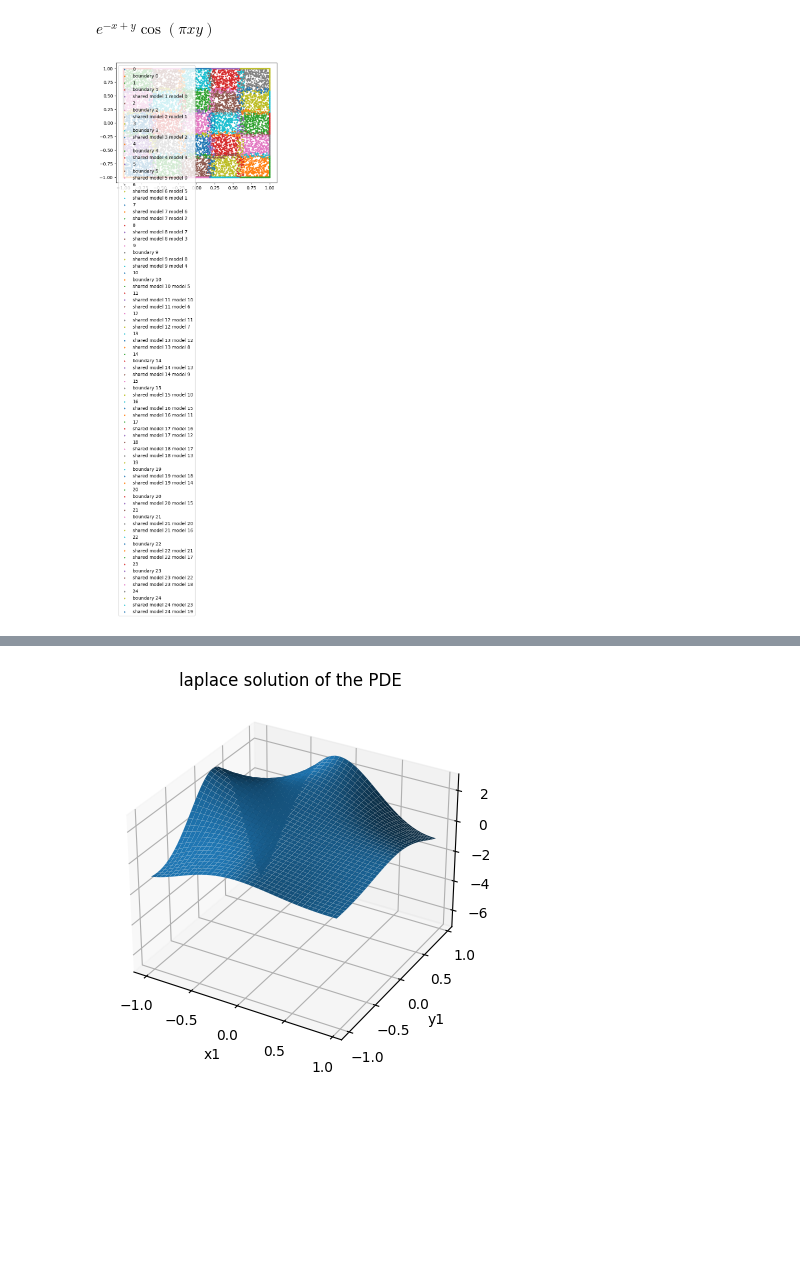
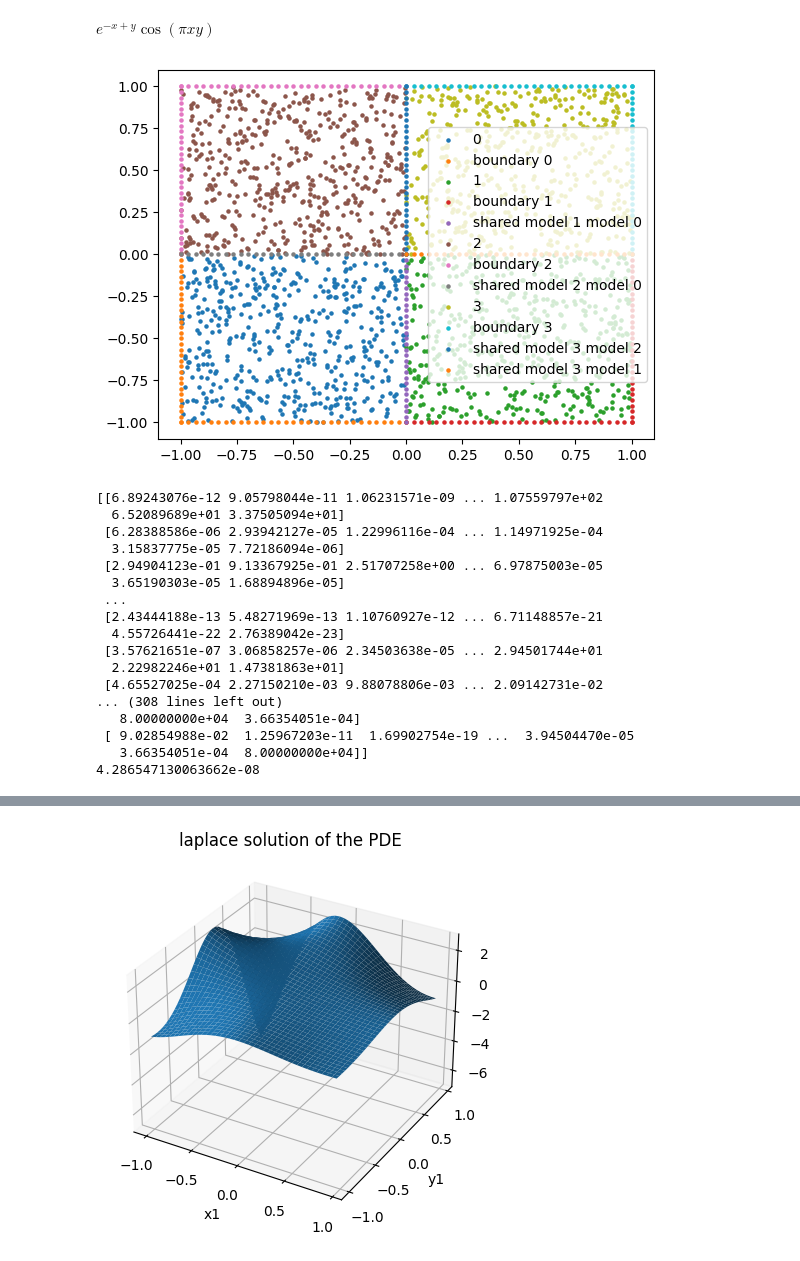
Before and after one commit to TheoBourdais/ModelAggregation, a Jupyter notebook: joint aggregation.ipynb, the cells around one changed output, grey strips where cells are left out. Saved outputs shown, nothing was run; the diff lists cells and outputs as text; code cells hidden in the pictures; blank space fills up the shorter version.

Commit message:
making dxdy work on laplace

```diff
--- a/joint aggregation.ipynb
+++ b/joint aggregation.ipynb
@@ -97,7 +97,7 @@ x,y = symbols('x,y')
 #u_symbolic=(x**2-1)/(1-0.95*sin(4*pi*y))*sin(pi*y)
 u_symbolic=exp(-x+y)*cos(pi*x*y)#cos(4*pi*x)*cos(pi/2*y)
 laplacian=lambda f:diff(f,x,x)+diff(f,y,y)
-f_symbolic=-laplacian(u_symbolic)+u_symbolic**3
+f_symbolic=-laplacian(u_symbolic)#+u_symbolic**3
 #real_u=lambda x:np.cos(np.pi*x[0]/2)*np.cos(np.pi*x[1]/2)
 real_u_tuple=lambdify((x,y),u_symbolic)
 real_u=lambda xy:real_u_tuple(xy[0],xy[1])
@@ -105,9 +105,9 @@ real_u=lambda xy:real_u_tuple(xy[0],xy[1])
 f_tuple=lambdify((x,y),f_symbolic)
 f=lambda xy:f_tuple(xy[0],xy[1])
 #g=lambda x:0
-tau=lambda x:np.power(x,3)
-dtau=lambda x:3*x**2
-#tau=lambda x:np.zeros_like(x)
-#dtau=lambda x:np.zeros_like(x)
+#tau=lambda x:np.power(x,3)
+#dtau=lambda x:3*x**2
+tau=lambda x:np.zeros_like(x)
+dtau=lambda x:np.zeros_like(x)
 f_symbolic
 # %% [output]
@@ -117,18 +122,20 @@ u_symbolic
 # %% [output]
 $\displaystyle e^{- x + y} \cos{\left(\pi x y \right)}$
 # %%
-int_point_number=10000
-ext_point_number=4000
-width=5
+int_point_number=2000
+ext_point_number=500
+width=2
 int_point_per_model=int_point_number//width**2
 ext_point_per_model=ext_point_number//width**2
 
 sigma=0.1
-boundary_width=0.05
+boundary_width=0
 
 models=[]
 laplace_models=[]
 for i in range(width**2):
+
+    ext_point_per_model=ext_point_number//width**2
     yi=i//width
     xi=i%width
     range_model=np.array([
@@ -168,32 +175,56 @@ for i in range(width**2):
             sigma=sigma,
             name=f'model laplace {i}')
     )
+    #ext_point_per_model=4#*np.random.randint(1,20)
     if i%width>0:
         range_neighbors=np.array([
             [-1+2*xi/width-boundary_width,-1+2*xi/width+boundary_width],
             [-1+2*yi/width,-1+2*(yi+1)/width]
         ])
         #X_shared=make_points_line(ext_point_per_model//4,'x',-1+2*xi/width,[-1+2*yi/width,-1+2*(yi+1)/width])
         X_shared=make_points_inside(ext_point_per_model//4,range_neighbors)
+        X_shared[:,1]=np.linspace(range_neighbors[1,0],range_neighbors[1,1],ext_point_per_model//4)
         models[-1].add_neighbors([models[-2]], [X_shared])
         models[-2].add_neighbors([models[-1]], [X_shared])
         laplace_models[-1].add_neighbors([laplace_models[-2]], [X_shared])
         laplace_models[-2].add_neighbors([laplace_models[-1]], [X_shared])
         plt.scatter(X_shared[:,0],X_shared[:,1],label=f'shared {models[-1]} {models[-2]}',s=5)
     if i//width>0:
         range_neighbors=np.array([
             [-1+2*xi/width,-1+2*(xi+1)/width],
             [-1+2*yi/width-boundary_width,-1+2*(yi)/width+boundary_width]
         ])
         X_shared=make_points_inside(ext_point_per_model//4,range_neighbors)
         #X_shared=make_points_line(ext_point_per_model//4,'y',-1+2*yi/width,[-1+2*xi/width,-1+2*(xi+1)/width])
+        X_shared[:,0]=np.linspace(range_neighbors[0,0],range_neighbors[0,1],ext_point_per_model//4)
         models[-1].add_neighbors([models[-1-width]], [X_shared])
         models[-1-width].add_neighbors([models[-1]], [X_shared])
         laplace_models[-1].add_neighbors([laplace_models[-1-width]], [X_shared])
         laplace_models[-1-width].add_neighbors([laplace_models[-1]], [X_shared])
         plt.scatter(X_shared[:,0],X_shared[:,1],label=f'shared {models[-1]} {models[-1-width]}',s=5)
 
 plt.legend()
 plt.show()
 # %% [output]
-[figure, old version]
+[figure, new version]
+# %%
+mat_left,target,pairs = PDESolverLaplace.joint_fit(laplace_models,f,real_u)
+local_aggregate=partial(dumb_aggregate,models=laplace_models,width=width)
+# %% [output]
+[[6.89243076e-12 9.05798044e-11 1.06231571e-09 ... 1.07559797e+02
+  6.52089689e+01 3.37505094e+01]
+ [6.28388586e-06 2.93942127e-05 1.22996116e-04 ... 1.14971925e-04
+  3.15837775e-05 7.72186094e-06]
+ [2.94904123e-01 9.13367925e-01 2.51707258e+00 ... 6.97875003e-05
+  3.65190303e-05 1.68894896e-05]
+ ...
+ [2.43444188e-13 5.48271969e-13 1.10760927e-12 ... 6.71148857e-21
+  4.55726441e-22 2.76389042e-23]
+ [3.57621651e-07 3.06858257e-06 2.34503638e-05 ... 2.94501744e+01
+  2.22982246e+01 1.47381863e+01]
+ [4.65527025e-04 2.27150210e-03 9.88078806e-03 ... 2.09142731e-02
+... (308 lines left out)
+   8.00000000e+04  3.66354051e-04]
+ [ 9.02854988e-02  1.25967203e-11  1.69902754e-19 ...  3.94504470e-05
+   3.66354051e-04  8.00000000e+04]]
+4.286547130063662e-08
```
Also changed, not shown: parts of 18 cells of this notebook, 1 other file.
